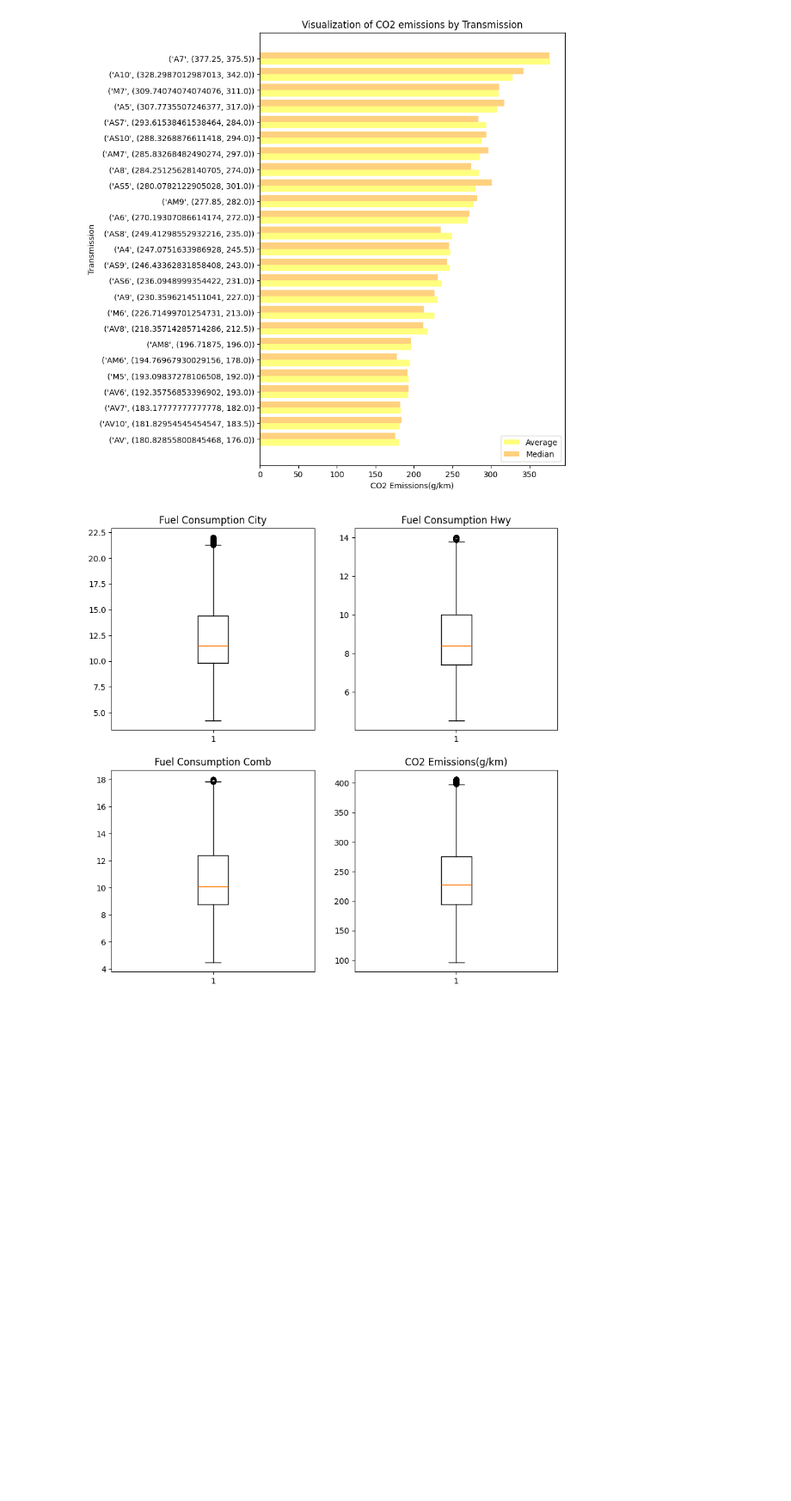
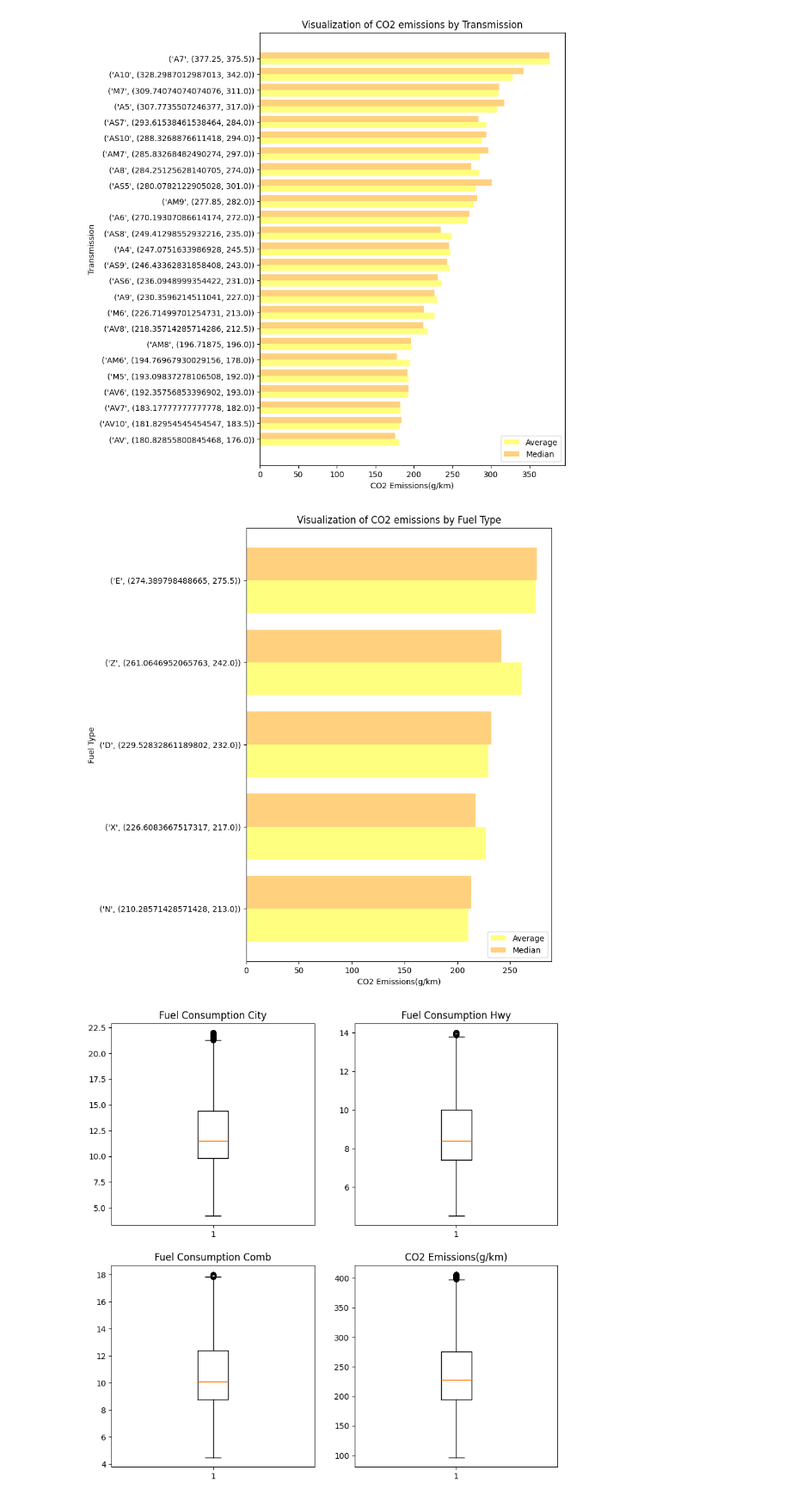
Before and after one commit to cenz19/DataSlayer1.0, a Jupyter notebook: 01. EDA.ipynb, the cells around one changed output. Shown at 86% size. Drawn from its saved outputs; the diff is of its cells as text; code cells hidden in the pictures; blank space fills up the shorter version.

```diff
--- a/01. EDA.ipynb
+++ b/01. EDA.ipynb
@@ -419,6 +408,10 @@ print(df['MakeAvg'].unique())
 visualize_sorted_mean(df, "Transmission")
 # %% [output]
 [figure]
+# %%
+visualize_sorted_mean(df, "Fuel Type")
+# %% [output]
+[figure, added]
 # %%
 col_box=['Fuel Consumption City', 'Fuel Consumption Hwy','Fuel Consumption Comb', "CO2 Emissions(g/km)"]
 plt.subplots(figsize=(10,10))
```
Also changed, not shown: parts of 15 cells of this notebook, 1 other file.
